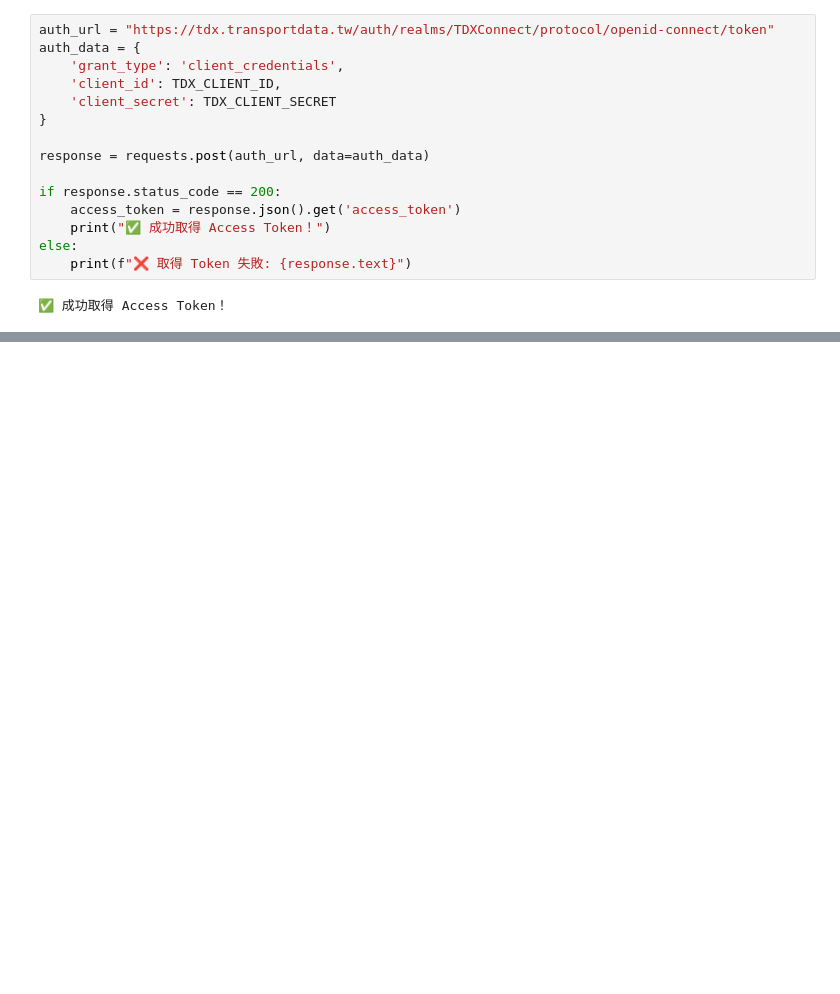
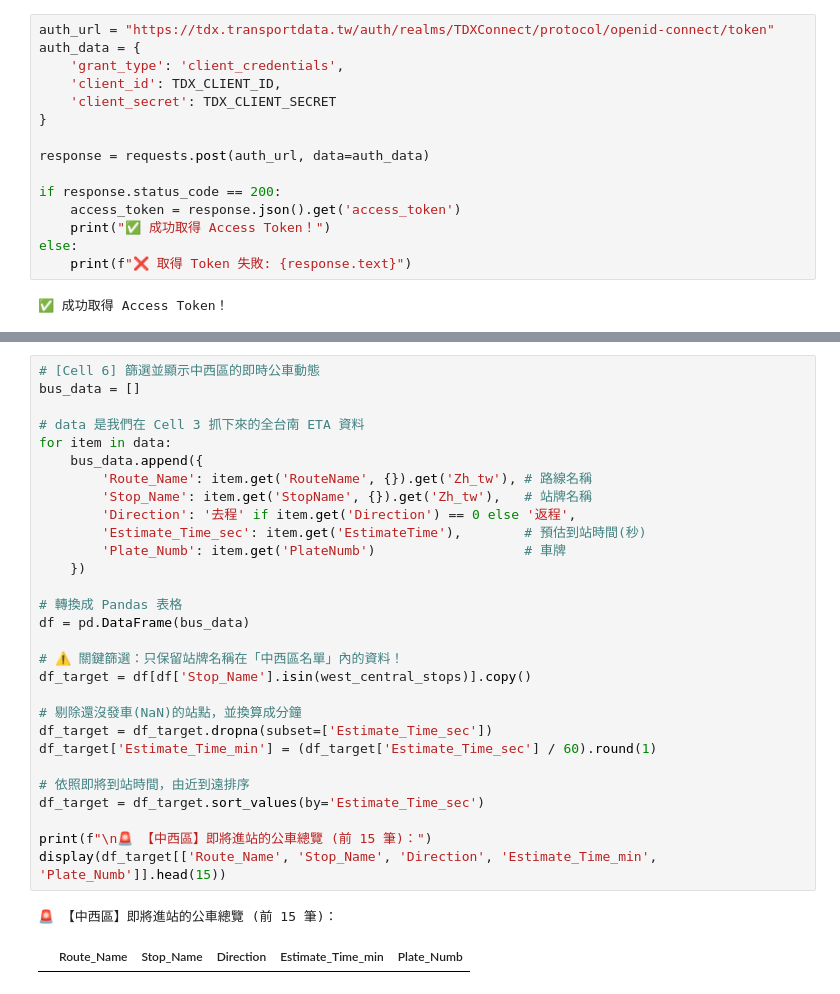
Before and after one commit to lihua00120/Project-Alley-Cat, a Jupyter notebook: bus.ipynb, the cells around one changed output, grey strips where cells are left out. Saved outputs shown, nothing was run; the diff lists cells and outputs as text; blank space fills up the shorter version.

```diff
--- a/bus.ipynb
+++ b/bus.ipynb
@@ -83,0 +97,32 @@ df.head()  # 顯示前幾筆資料確認格式
+# %%
+# [Cell 6] 篩選並顯示中西區的即時公車動態
+bus_data = []
+
+# data 是我們在 Cell 3 抓下來的全台南 ETA 資料
+for item in data:
+    bus_data.append({
+        'Route_Name': item.get('RouteName', {}).get('Zh_tw'), # 路線名稱
+        'Stop_Name': item.get('StopName', {}).get('Zh_tw'),   # 站牌名稱
+        'Direction': '去程' if item.get('Direction') == 0 else '返程',
+        'Estimate_Time_sec': item.get('EstimateTime'),        # 預估到站時間(秒)
+        'Plate_Numb': item.get('PlateNumb')                   # 車牌
+    })
+
+# 轉換成 Pandas 表格
+df = pd.DataFrame(bus_data)
+
+# ⚠️ 關鍵篩選：只保留站牌名稱在「中西區名單」內的資料！
+df_target = df[df['Stop_Name'].isin(west_central_stops)].copy()
+
+# 剔除還沒發車(NaN)的站點，並換算成分鐘
+df_target = df_target.dropna(subset=['Estimate_Time_sec'])
+df_target['Estimate_Time_min'] = (df_target['Estimate_Time_sec'] / 60).round(1)
+
+# 依照即將到站時間，由近到遠排序
+df_target = df_target.sort_values(by='Estimate_Time_sec')
+
+print(f"\n🚨 【中西區】即將進站的公車總覽 (前 15 筆)：")
+display(df_target[['Route_Name', 'Stop_Name', 'Direction', 'Estimate_Time_min', 'Plate_Numb']].head(15))
+# %% [output]
+🚨 【中西區】即將進站的公車總覽 (前 15 筆)：
+|  | Route_Name | Stop_Name | Direction | Estimate_Time_min | Plate_Numb |
```
Also changed, not shown: parts of 10 cells of this notebook, 4 other files.
